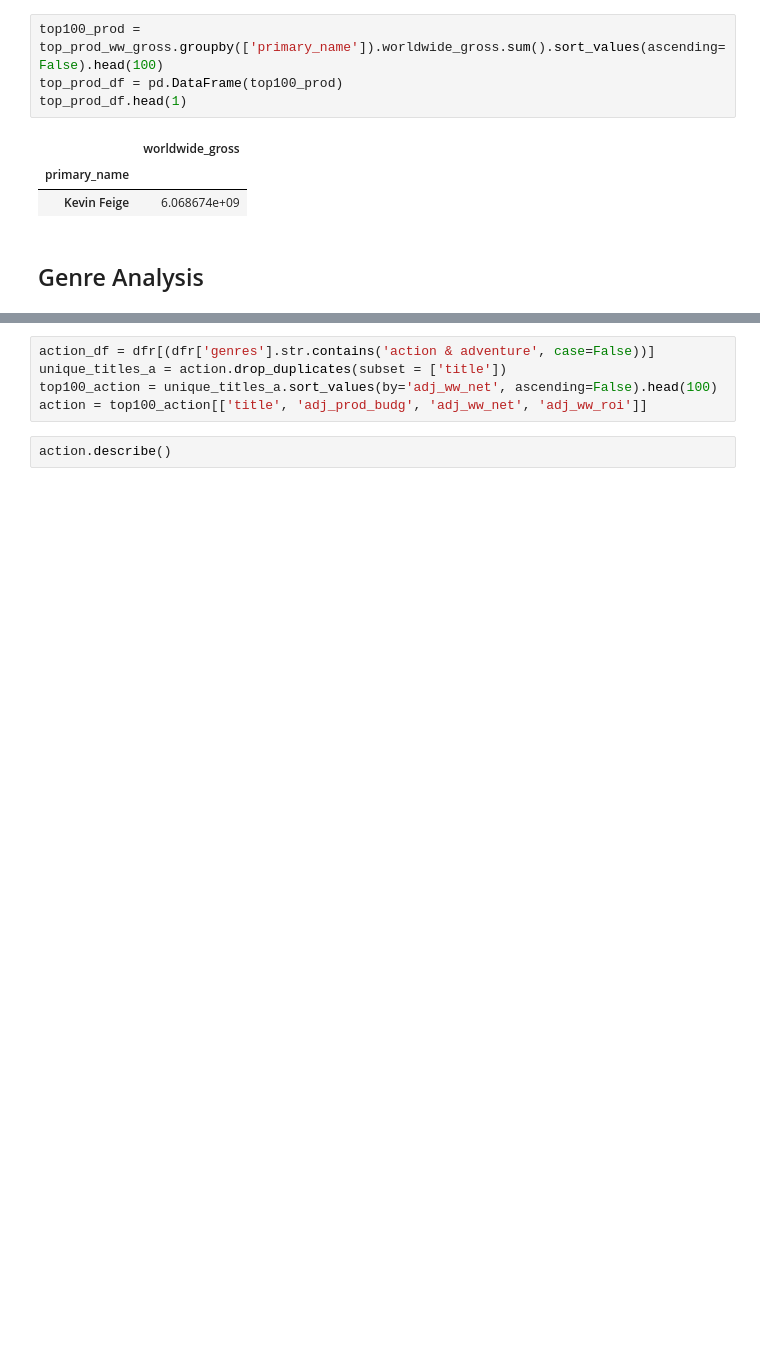
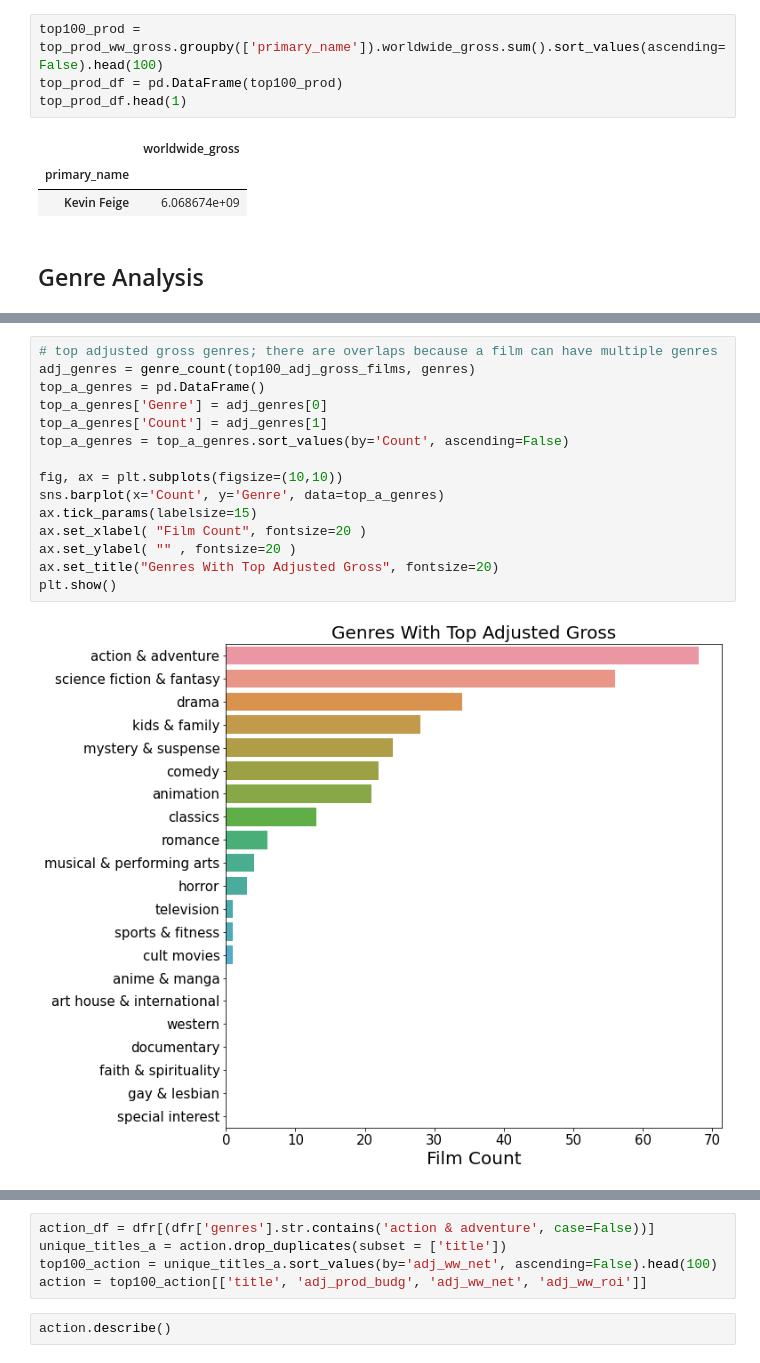
Before and after one commit to jeffreyhwatson/MS_Box_Office_Insights, a Jupyter notebook: main_workspace.ipynb, the cells around one changed output, grey strips where cells are left out. Drawn from its saved outputs; the diff is of its cells as text; blank space fills up the shorter version.

```diff
--- a/main_workspace.ipynb
+++ b/main_workspace.ipynb
@@ -1046,0 +1096,17 @@ raw_genres = list(set(split_list))
+# %%
+# top adjusted gross genres; there are overlaps because a film can have multiple genres
+adj_genres = genre_count(top100_adj_gross_films, genres)
+top_a_genres = pd.DataFrame()
+top_a_genres['Genre'] = adj_genres[0]
+top_a_genres['Count'] = adj_genres[1]
+top_a_genres = top_a_genres.sort_values(by='Count', ascending=False)
+
+fig, ax = plt.subplots(figsize=(10,10))
+sns.barplot(x='Count', y='Genre', data=top_a_genres)
+ax.tick_params(labelsize=15)
+ax.set_xlabel( "Film Count", fontsize=20 )
+ax.set_ylabel( "" , fontsize=20 )
+ax.set_title("Genres With Top Adjusted Gross", fontsize=20)
+plt.show()
+# %% [output]
+[figure, added]
```
Also changed, not shown: parts of 21 cells of this notebook.
